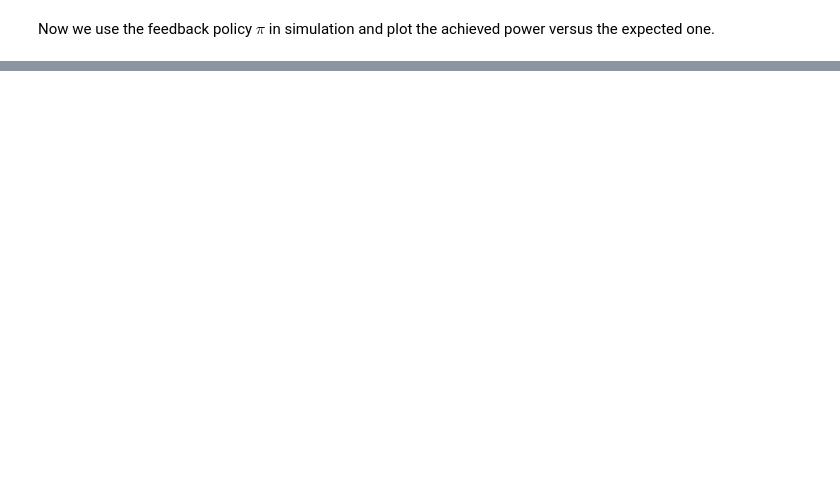
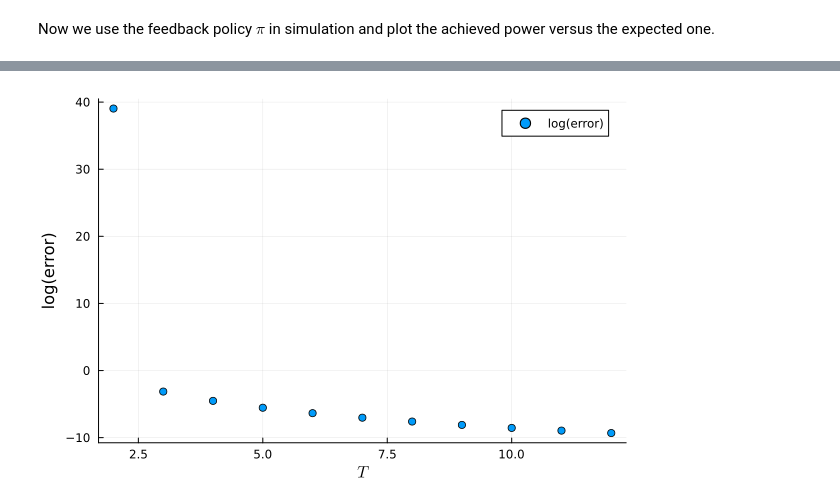
Before and after one commit to msramada/On-the-unit-commitment-problems, a Jupyter notebook: main.ipynb, the cells around one changed output, grey strips where cells are left out. Drawn from its saved outputs; the diff is of its cells as text; code cells hidden in the pictures; blank space fills up the shorter version.

```diff
--- a/main.ipynb
+++ b/main.ipynb
@@ -169,0 +168,16 @@ plot(costPlot)
+# %%
+s₁ = rand(1:3)
+s₂ = rand(1:3)
+val0 = zeros(11, 11)
+error = []
+for T in 2:12
+    Dᵗ = 1.5 .* ones(T,)
+    val, π = apply_DP(T, s₁, s₂);
+    push!(error, sum((val[:,:,1]-val0) .^ 2))
+    val0 = val[:,:,1]
+end
+# %%
+scatter(2:12, log.(error), xlabel =L"T", ylabel = "log(error)", label="log(error)")
+#savefig("error")
+# %% [output]
+[figure, added]
```
Also changed, not shown: parts of 3 cells of this notebook, 2 other files.
